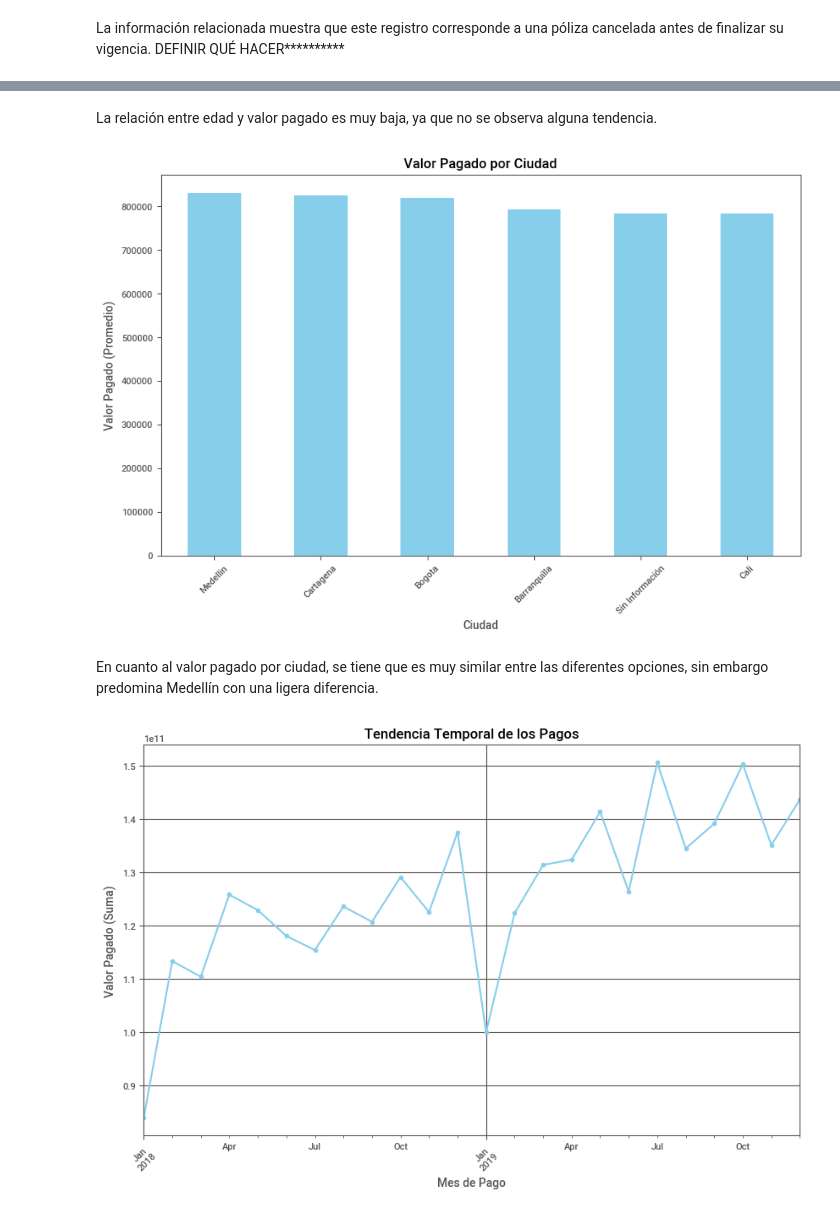
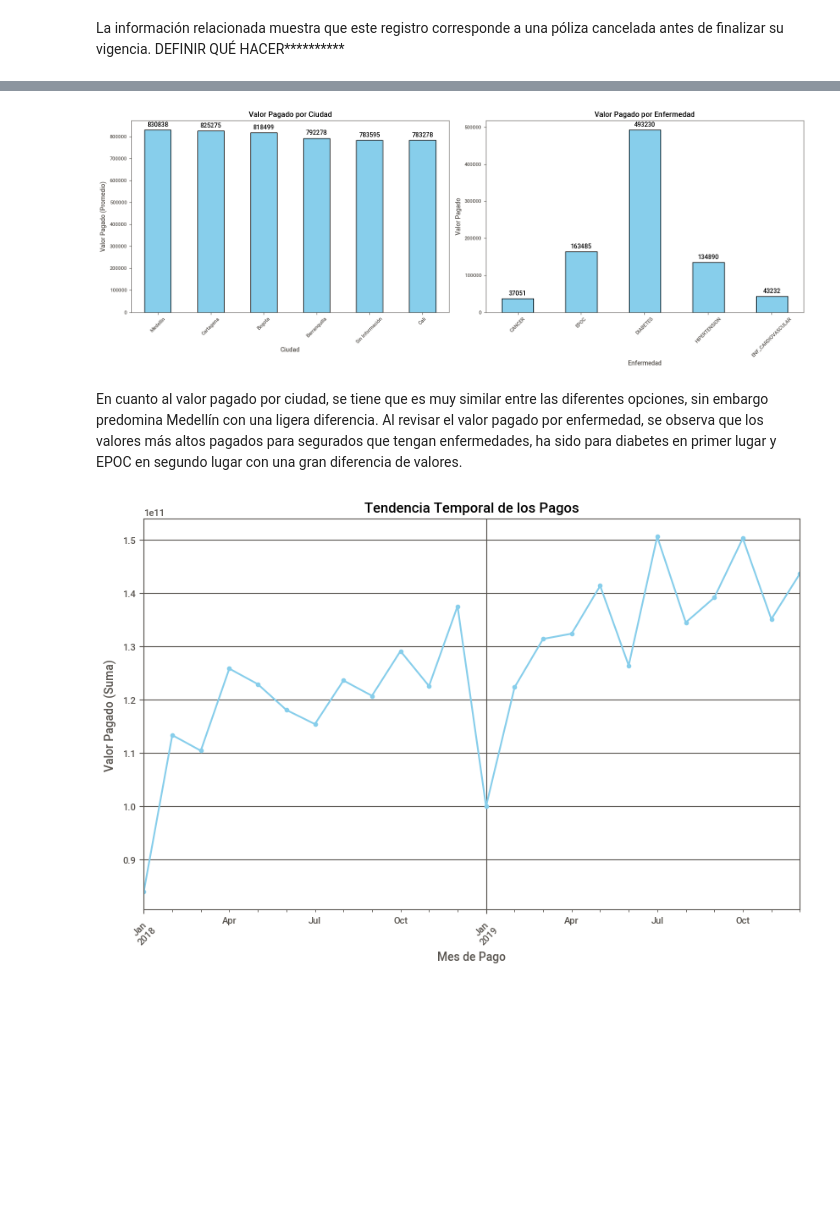
Before and after one commit to veronica1908/FINANZAS_E4_AIII, a Jupyter notebook: b_Limpieza_Transformacion_A_Exploratorio.ipynb, the cells around one changed output, grey strips where cells are left out. Drawn from its saved outputs; the diff is of its cells as text; code cells hidden in the pictures; blank space fills up the shorter version.

```diff
--- a/b_Limpieza_Transformacion_A_Exploratorio.ipynb
+++ b/b_Limpieza_Transformacion_A_Exploratorio.ipynb
@@ -558,19 +559,52 @@ plt.show()
-# %% [markdown]
-La relación entre edad y valor pagado es muy baja, ya que no se observa alguna tendencia.
-# %%
-#Gráfico de barras apiladas para comparar la distribución de la variable objetivo con Ciudad
-plt.figure(figsize=(10, 6))
-city_grouped = base_final.groupby('Ciudad')['Valor_Pagado'].mean().sort_values(ascending=False)
-city_grouped.plot(kind='bar', stacked=True, color='skyblue')
-plt.title('Valor Pagado por Ciudad')
-plt.xlabel('Ciudad')
-plt.ylabel('Valor Pagado (Promedio)')
-plt.xticks(rotation=45)
-plt.show()
-# %% [output]
-[figure, removed]
+# %%
+fig, axs = plt.subplots(1, 2, figsize=(16, 6))
+
+# Gráfico de barras de valor promedio pagado por ciudad
+city_grouped = base_final.groupby('Ciudad')['Valor_Pagado'].mean().sort_values(ascending=False)
+bars1 = city_grouped.plot(kind='bar', stacked=True, color='skyblue', edgecolor='black', ax=axs[0])
+
+# Añadir etiquetas a cada barra en el primer gráfico
+for bar in bars1.patches:
+    height = bar.get_height()
+    axs[0].annotate(f'{height:.0f}',  # Cambiar a .0f para cero decimales
+                    xy=(bar.get_x() + bar.get_width() / 2, height),
+                    xytext=(0, 3),  # 3 puntos de desplazamiento vertical
+                    textcoords="offset points",
+                    ha='center', va='bottom')
+
+# Configuración de títulos y etiquetas de los ejes para el primer gráfico
+axs[0].set_title('Valor Pagado por Ciudad')
+axs[0].set_xlabel('Ciudad')
+axs[0].set_ylabel('Valor Pagado (Promedio)')
+axs[0].tick_params(axis='x', rotation=45)
+
+# Gráfico de barras para el valor pagado por enfermedad
+valores_por_enfermedad = base_final[['CANCER', 'EPOC', 'DIABETES', 'HIPERTENSION', 'ENF_CARDIOVASCULAR']].sum()
+bars2 = valores_por_enfermedad.plot(kind='bar', color='skyblue', edgecolor='black', ax=axs[1])
+
+# Añadir etiquetas a cada barra en el segundo gráfico
+for bar in bars2.patches:
+    height = bar.get_height()
+    axs[1].annotate(f'{height:.0f}',  # Mostrar valores sin decimales
+                    xy=(bar.get_x() + bar.get_width() / 2, height),
+                    xytext=(0, 3),  # Desplazamiento vertical de 3 puntos
+                    textcoords="offset points",
+                    ha='center', va='bottom')
+
+# Configuración de títulos y etiquetas de los ejes para el segundo gráfico
+axs[1].set_title('Valor Pagado por Enfermedad')
+axs[1].set_xlabel('Enfermedad')
+axs[1].set_ylabel('Valor Pagado')
+axs[1].tick_params(axis='x', rotation=45)
+
+# Mostrar la figura
+plt.tight_layout()
+plt.show()
+# %% [output]
+[figure, added]
 # %% [markdown]
 En cuanto al valor pagado por ciudad, se tiene que es muy similar entre las diferentes opciones, sin embargo predomina Medellín con una ligera diferencia.
+Al revisar el valor pagado por enfermedad, se observa que los valores más altos pagados para segurados que tengan enfermedades, ha sido para diabetes en primer lugar y EPOC en segundo lugar con una gran diferencia de valores.
 # %%
 # Gráfico de líneas para analizar la tendencia temporal de la variable objetivo
 plt.figure(figsize=(10, 6))
```
Also changed, not shown: parts of 10 cells of this notebook.
